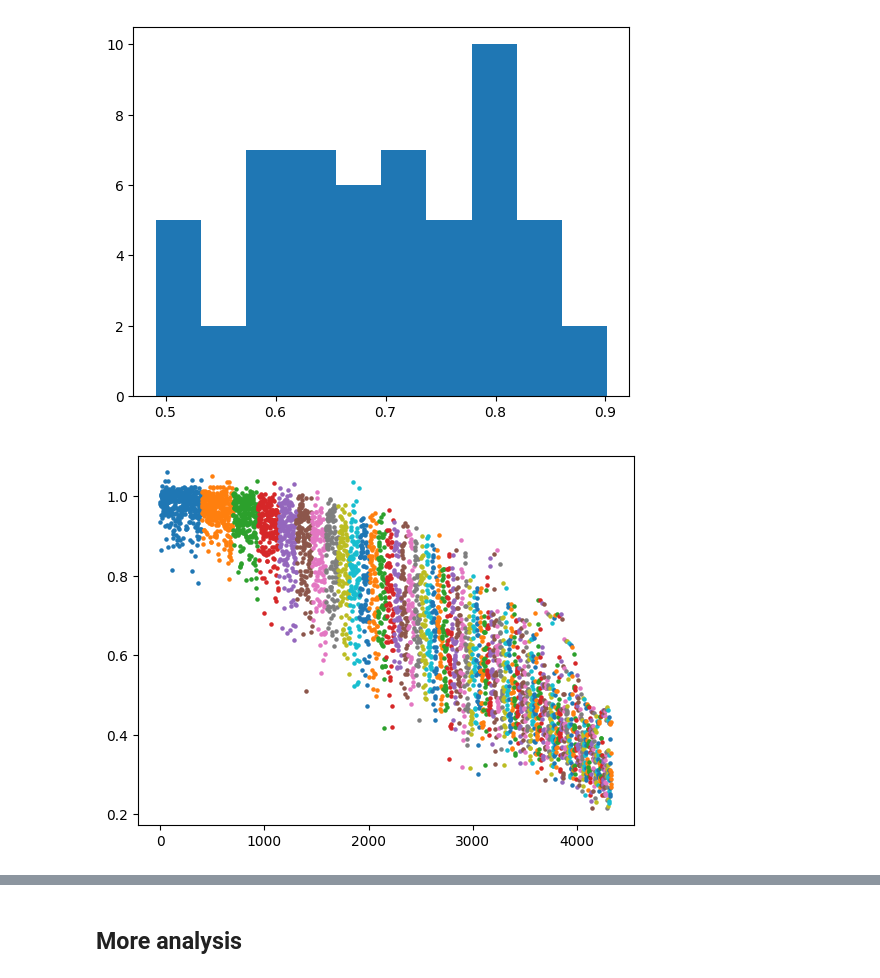
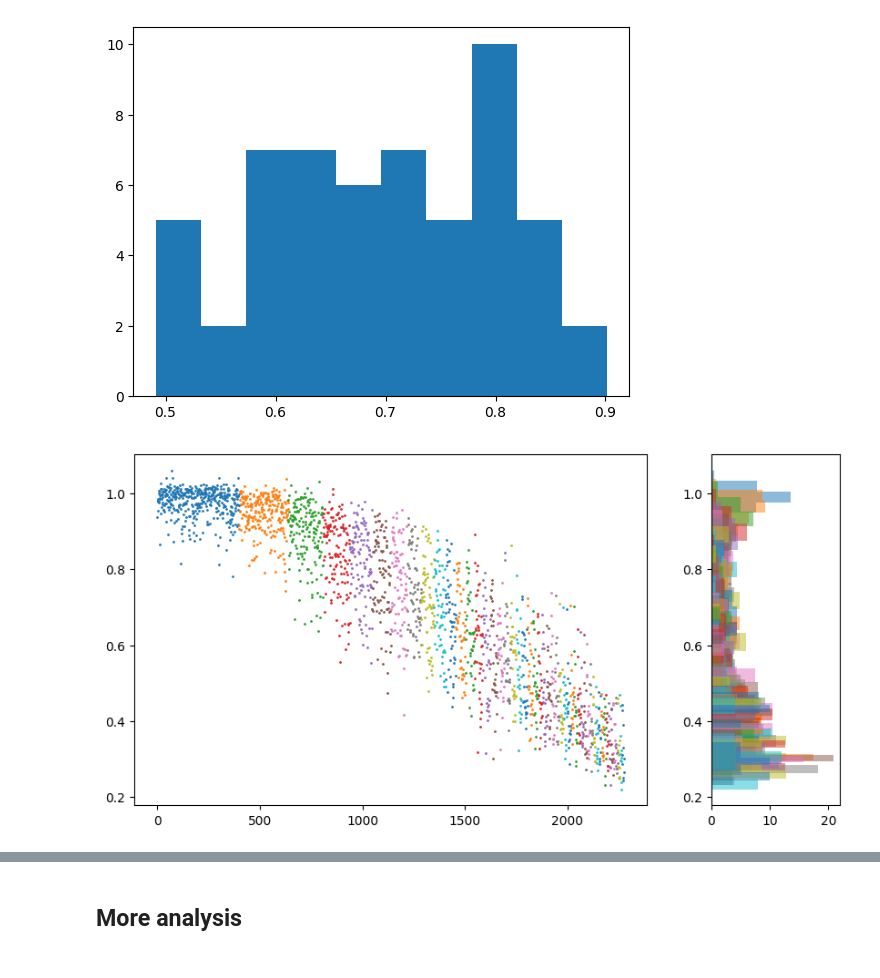
Before and after one commit to paololapo/Dynamic_FC_analysis, a Jupyter notebook: notebook.ipynb, the cells around one changed output, grey strips where cells are left out. Drawn from its saved outputs; the diff is of its cells as text; code cells hidden in the pictures.

```diff
--- a/notebook.ipynb
+++ b/notebook.ipynb
@@ -97,10 +97,18 @@ plt.hist(v_dist)
 [figure]
 # %%
 v = np.array([])
-for i in np.arange(3, 105):
+
+f, (a0, a1) = plt.subplots(1, 2, width_ratios=[4, 1], figsize=(10, 5))
+
+for i in np.arange(3, 105, 2):
+    #Get v_dist with tau=i
     v_i = pooled_v_stream(df, i, i)
-    plt.scatter(np.arange(start=len(v), stop=(len(v)+len(v_i))), v_i, s=5)
 
+    #Plot v(t) and hist(v)
+    a0.scatter(np.arange(start=len(v), stop=(len(v)+len(v_i))), v_i, s=1)
+    a1.hist(v_i, orientation='horizontal', alpha=0.5, density=True)
+
+    #v is not used in this plot
     v = np.concatenate((v, v_i))
 # %% [output]
-[figure, old version]
+[figure, new version]
```
Also changed, not shown: parts of 8 cells of this notebook, 1 other file.
